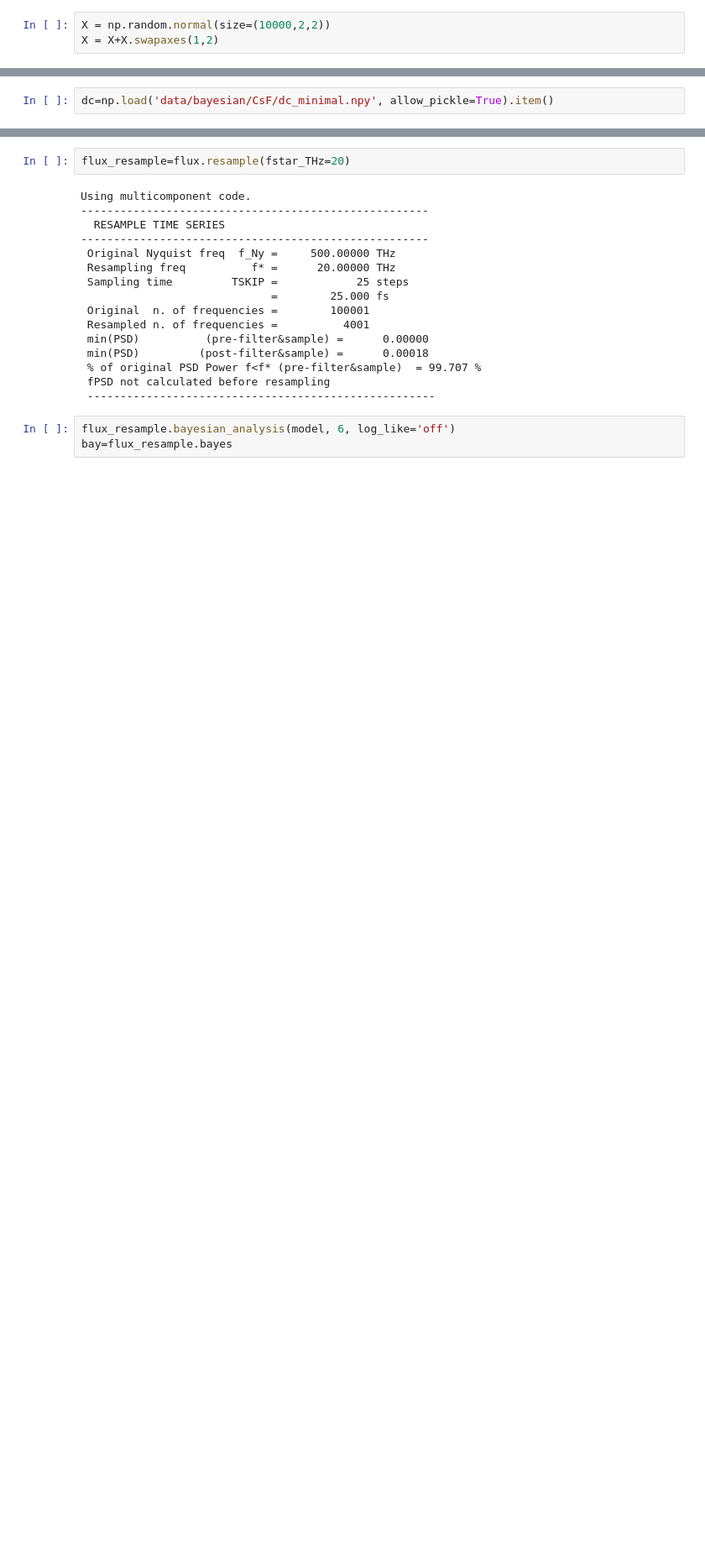
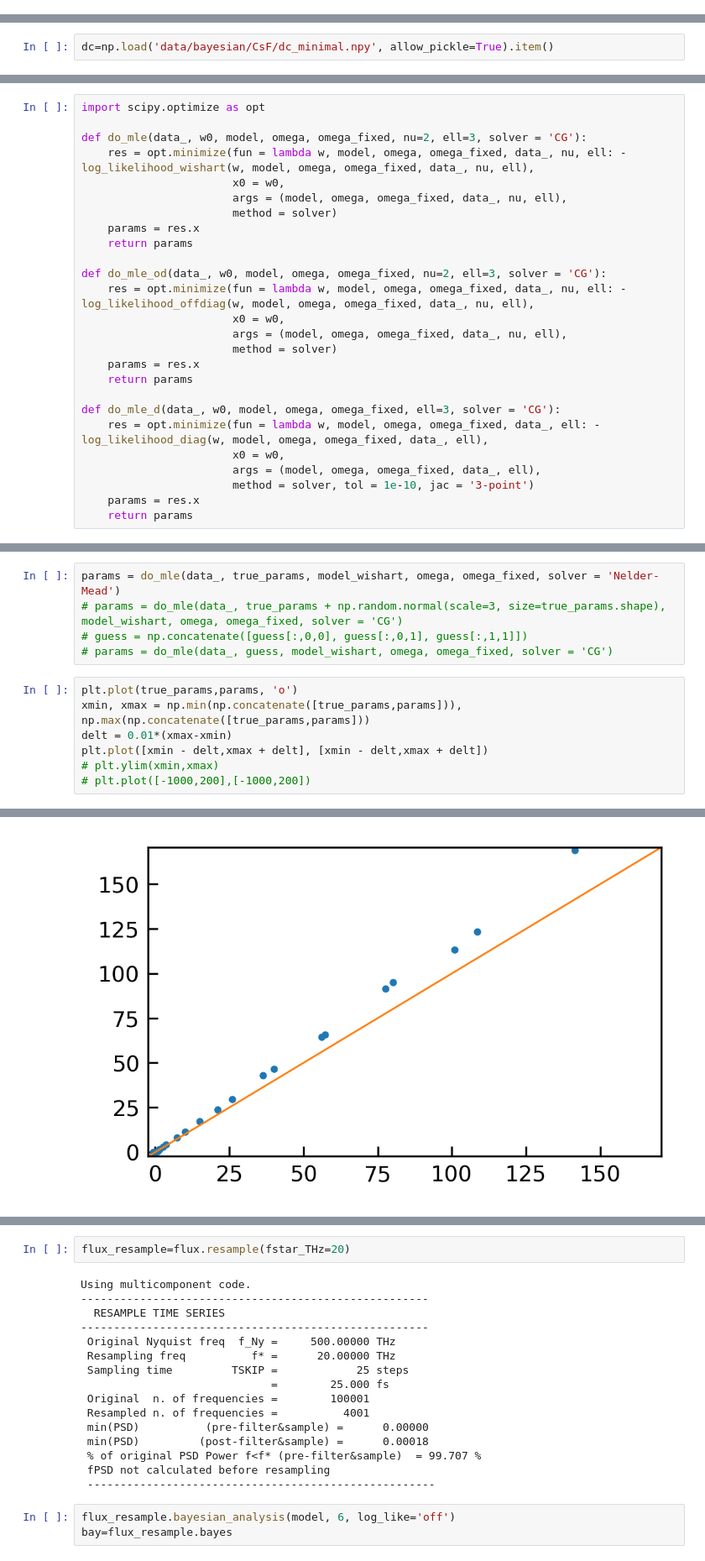
Before and after one commit to ppegolo/sportran, a Jupyter notebook: examples/06_example_bayesian_regression.ipynb, the cells around one changed output, grey strips where cells are left out. Shown: that part at 84% size. Saved outputs shown, nothing was run; the diff lists cells and outputs as text; blank space fills up the shorter version.

```diff
--- a/examples/06_example_bayesian_regression.ipynb
+++ b/examples/06_example_bayesian_regression.ipynb
@@ -34,3 +23,0 @@ def inv_22(X):
-# %%
-X = np.random.normal(size=(10000,2,2))
-X = X+X.swapaxes(1,2)
@@ -68,0 +123,26 @@ dc=np.load('data/bayesian/CsF/dc_minimal.npy', allow_pickle=True).item()
+# %%
+import scipy.optimize as opt
+
+def do_mle(data_, w0, model, omega, omega_fixed, nu=2, ell=3, solver = 'CG'):
+    res = opt.minimize(fun = lambda w, model, omega, omega_fixed, data_, nu, ell: -log_likelihood_wishart(w, model, omega, omega_fixed, data_, nu, ell),
+                       x0 = w0,
+                       args = (model, omega, omega_fixed, data_, nu, ell),
+                       method = solver)
+    params = res.x
+    return params
+
+def do_mle_od(data_, w0, model, omega, omega_fixed, nu=2, ell=3, solver = 'CG'):
+    res = opt.minimize(fun = lambda w, model, omega, omega_fixed, data_, nu, ell: -log_likelihood_offdiag(w, model, omega, omega_fixed, data_, nu, ell),
+                       x0 = w0,
+                       args = (model, omega, omega_fixed, data_, nu, ell),
+                       method = solver)
+    params = res.x
+    return params
+
+def do_mle_d(data_, w0, model, omega, omega_fixed, ell=3, solver = 'CG'):
+    res = opt.minimize(fun = lambda w, model, omega, omega_fixed, data_, ell: -log_likelihood_diag(w, model, omega, omega_fixed, data_, ell),
+                       x0 = w0,
+                       args = (model, omega, omega_fixed, data_, ell),
+                       method = solver, tol = 1e-10, jac = '3-point')
+    params = res.x
+    return params
@@ -68,0 +200,13 @@ dc=np.load('data/bayesian/CsF/dc_minimal.npy', allow_pickle=True).item()
+# %%
+params = do_mle(data_, true_params, model_wishart, omega, omega_fixed, solver = 'Nelder-Mead')
+# params = do_mle(data_, true_params + np.random.normal(scale=3, size=true_params.shape), model_wishart, omega, omega_fixed, solver = 'CG')
+# guess = np.concatenate([guess[:,0,0], guess[:,0,1], guess[:,1,1]])
+# params = do_mle(data_, guess, model_wishart, omega, omega_fixed, solver = 'CG')
+# %%
+plt.plot(true_params,params, 'o')
+xmin, xmax = np.min(np.concatenate([true_params,params])), np.max(np.concatenate([true_params,params]))
+delt = 0.01*(xmax-xmin)
+plt.plot([xmin - delt,xmax + delt], [xmin - delt,xmax + delt])
+# plt.ylim(xmin,xmax)
+# plt.plot([-1000,200],[-1000,200])
+# %% [output]
@@ -68,0 +214 @@ dc=np.load('data/bayesian/CsF/dc_minimal.npy', allow_pickle=True).item()
+[figure, added]
```
Also changed, not shown: parts of 27 cells of this notebook, 4 other files.
